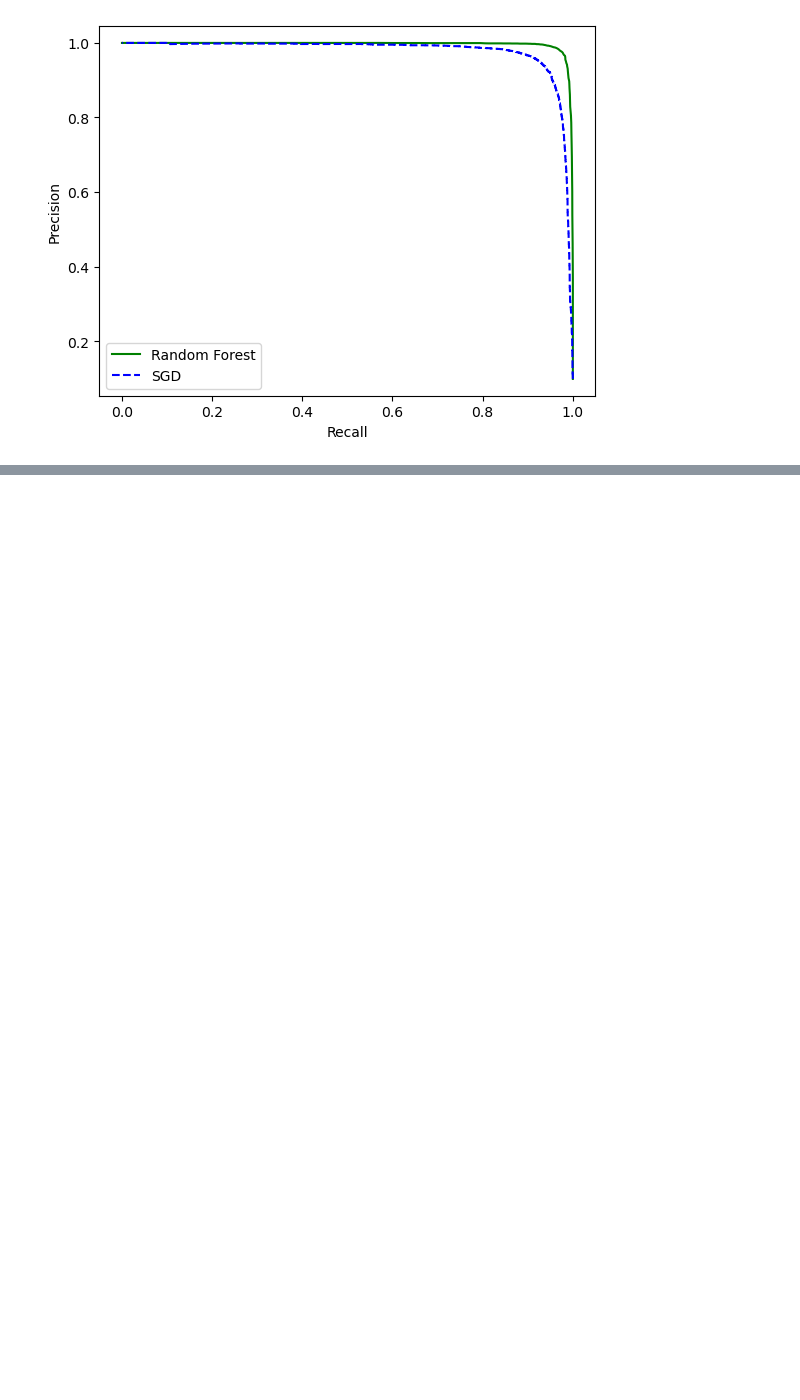
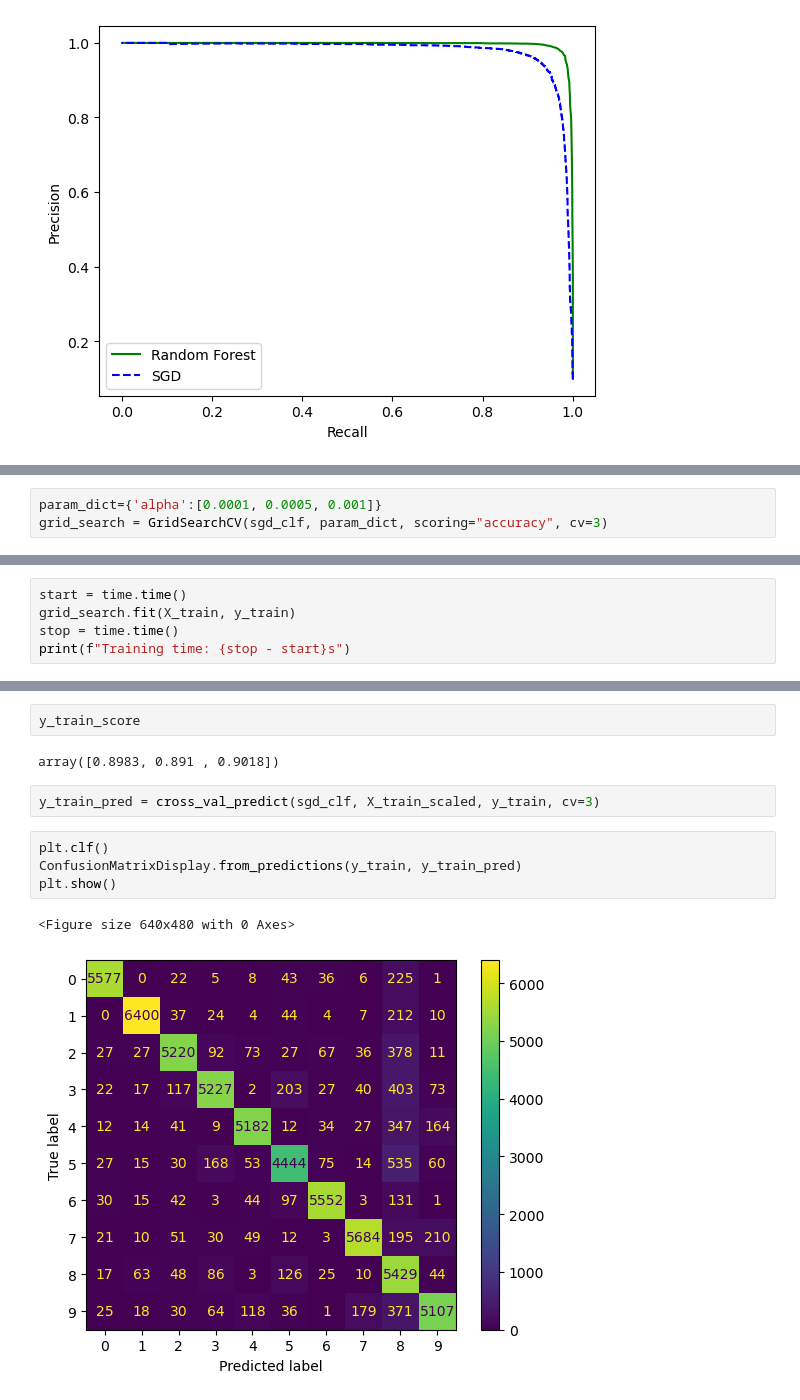
Before and after one commit to JuanPabloRodriguezC/scikit_classification, a Jupyter notebook: digit_classification.ipynb, the cells around one changed output, grey strips where cells are left out. Drawn from its saved outputs; the diff is of its cells as text; blank space fills up the shorter version.

```diff
--- a/digit_classification.ipynb
+++ b/digit_classification.ipynb
@@ -293,0 +294,3 @@ KeyboardInterrupt:
+# %%
+param_dict={'alpha':[0.0001, 0.0005, 0.001]}
+grid_search = GridSearchCV(sgd_clf, param_dict, scoring="accuracy", cv=3)
@@ -293,0 +299,5 @@ KeyboardInterrupt:
+# %%
+start = time.time()
+grid_search.fit(X_train, y_train)
+stop = time.time()
+print(f"Training time: {stop - start}s")
@@ -293,0 +319,13 @@ KeyboardInterrupt:
+# %%
+y_train_score
+# %% [output]
+array([0.8983, 0.891 , 0.9018])
+# %%
+y_train_pred = cross_val_predict(sgd_clf, X_train_scaled, y_train, cv=3)
+# %%
+plt.clf()
+ConfusionMatrixDisplay.from_predictions(y_train, y_train_pred)
+plt.show()
+# %% [output]
+<Figure size 640x480 with 0 Axes>
+[figure, added]
```
Also changed, not shown: parts of 60 cells of this notebook.
